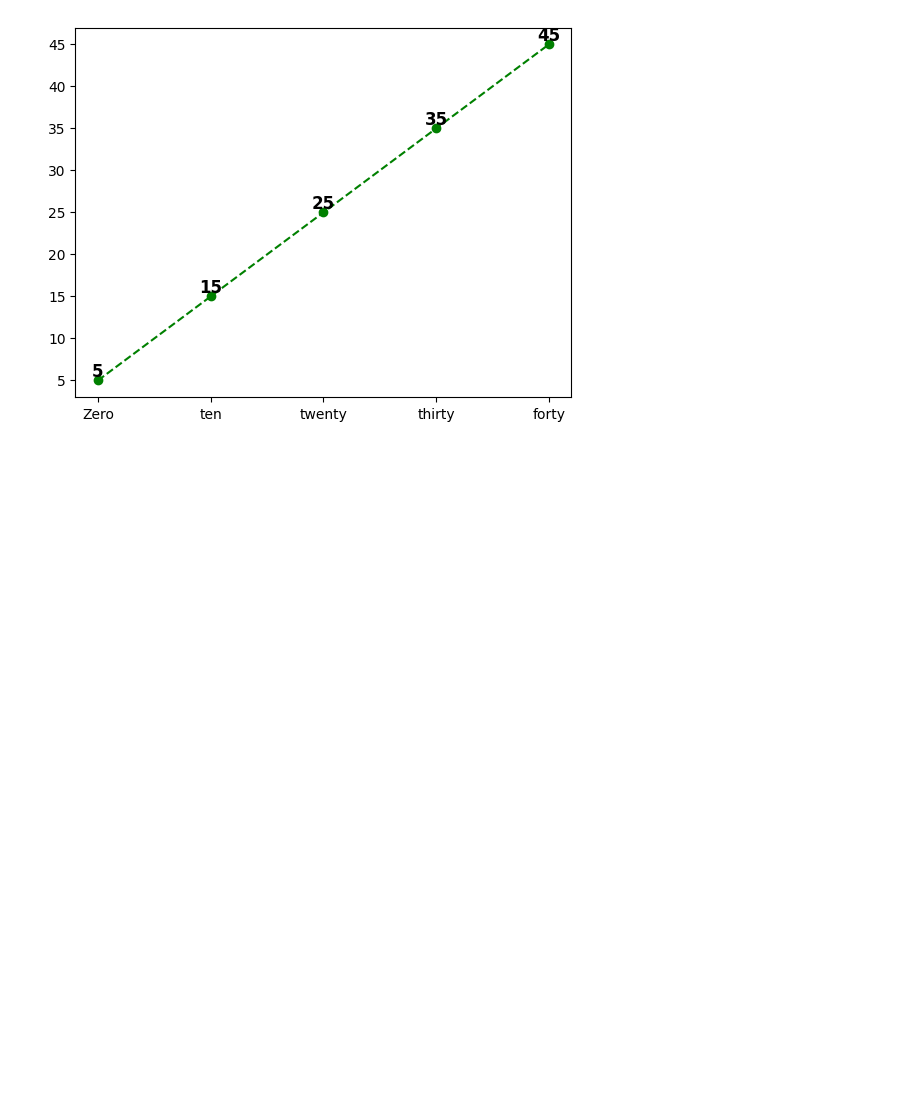
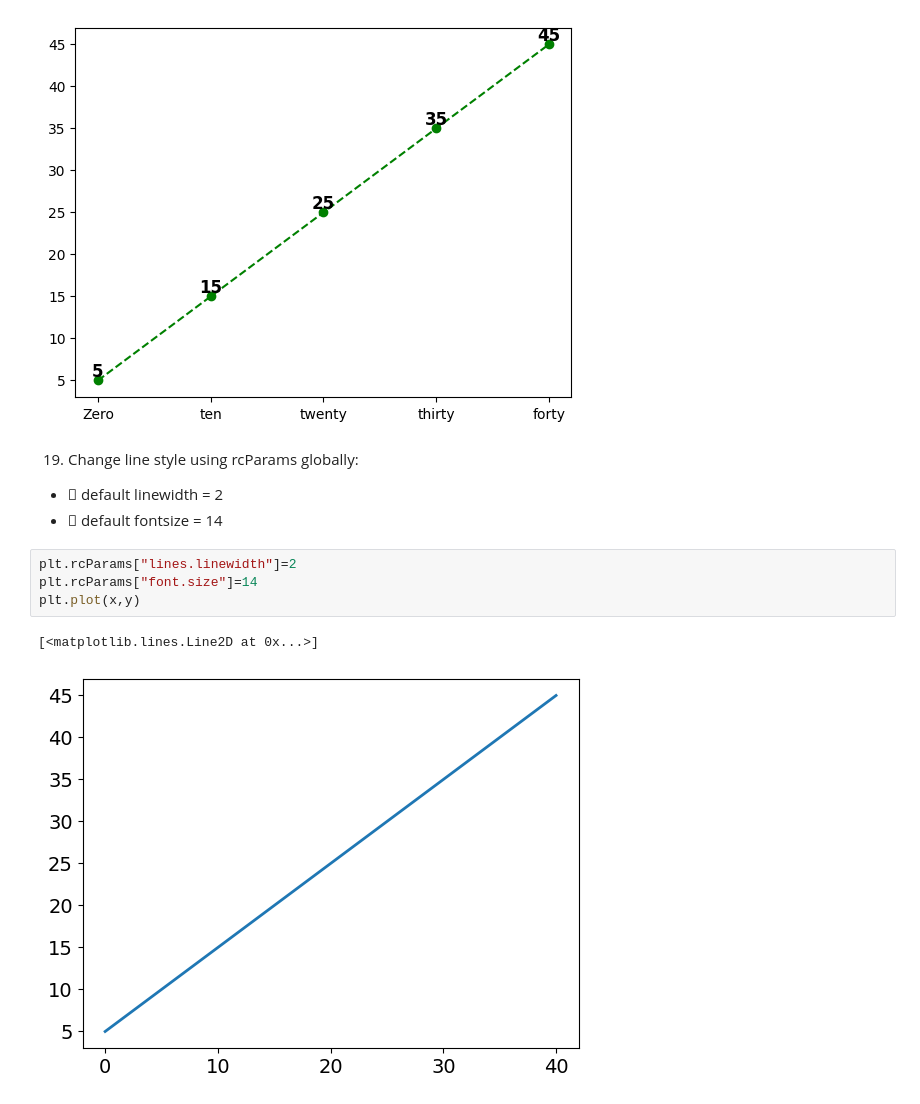
Before and after one commit to sagarnbeedi-analytics/data-analytics-portfolio, a Jupyter notebook: PYTHON/practicing_python_libraries/python_files/matplotlib.ipynb, the cells around one changed output. Saved outputs shown, nothing was run; the diff lists cells and outputs as text; blank space fills up the shorter version.

Commit message:
practicing matplotlib
practicing matplotlib

```diff
--- a/PYTHON/practicing_python_libraries/python_files/matplotlib.ipynb
+++ b/PYTHON/practicing_python_libraries/python_files/matplotlib.ipynb
@@ -455,3 +455,14 @@ for x1,y1 in zip(x,y):
     )
 # %% [output]
 [figure]
+# %% [markdown]
+19. Change line style using rcParams globally:
+-  default linewidth = 2
+-  default fontsize = 14
+# %%
+plt.rcParams["lines.linewidth"]=2
+plt.rcParams["font.size"]=14
+plt.plot(x,y)
+# %% [output]
+[<matplotlib.lines.Line2D at 0x...>]
+[figure, added]
```
Also changed, not shown: parts of 7 cells of this notebook.
